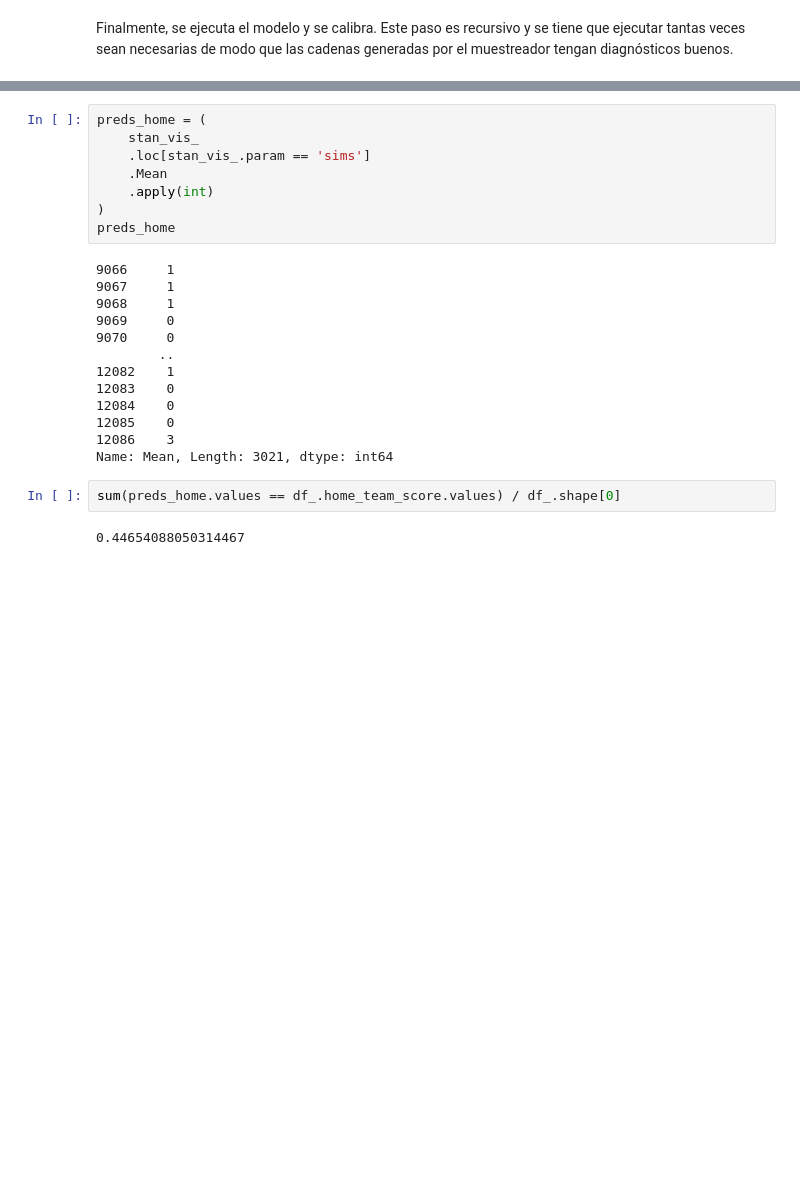
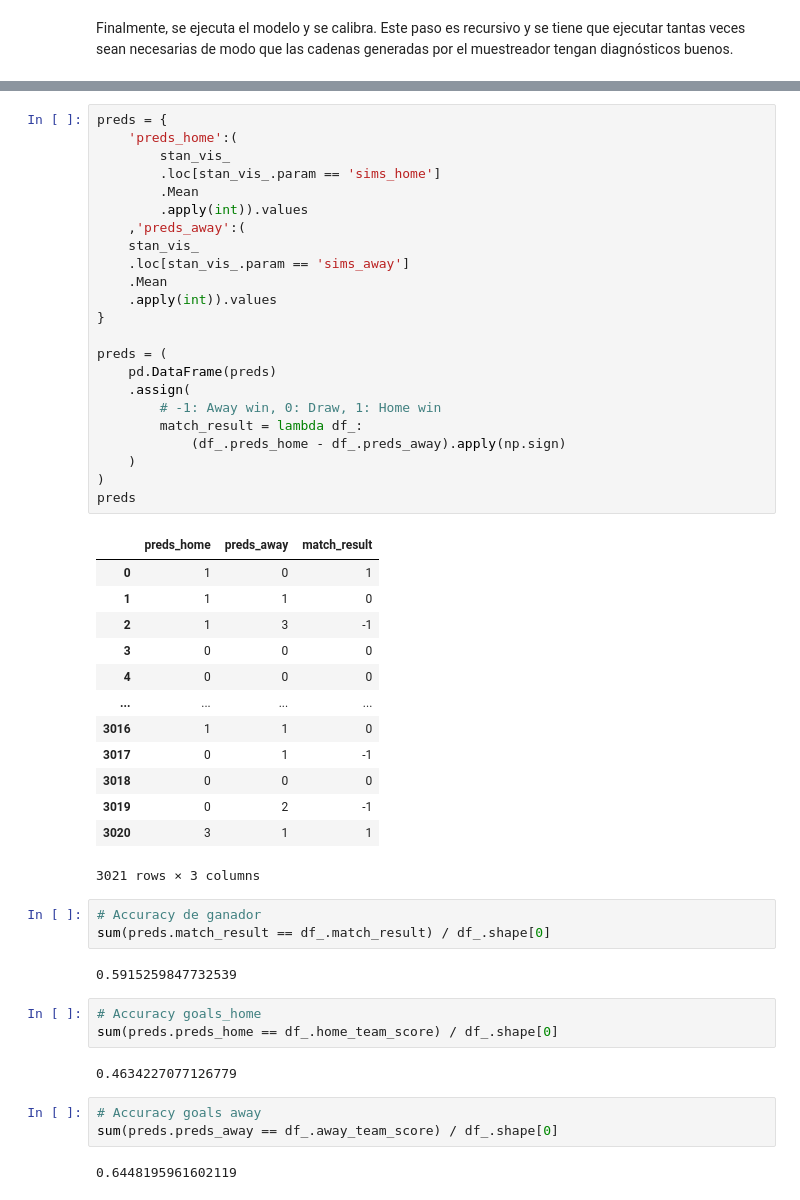
Before and after one commit to CAMM961001/futbol_bayes, a Jupyter notebook: src/analisis_exploratorio.ipynb, the cells around one changed output, grey strips where cells are left out. Cells and saved outputs as stored; diff of their text form; blank space fills up the shorter version.

```diff
--- a/src/analisis_exploratorio.ipynb
+++ b/src/analisis_exploratorio.ipynb
@@ -491,25 +497,52 @@ Germany, Home skill: 0.2844
-# %%
-preds_home = (
-    stan_vis_
-    .loc[stan_vis_.param == 'sims']
-    .Mean
-    .apply(int)
-)
-preds_home
-# %% [output]
-9066     1
-9067     1
-9068     1
-9069     0
-9070     0
-        ..
-12082    1
-12083    0
-12084    0
-12085    0
-12086    3
-Name: Mean, Length: 3021, dtype: int64
+# %%
+preds = {
+    'preds_home':(
+        stan_vis_
+        .loc[stan_vis_.param == 'sims_home']
+        .Mean
+        .apply(int)).values
+    ,'preds_away':(
+    stan_vis_
+    .loc[stan_vis_.param == 'sims_away']
+    .Mean
+    .apply(int)).values
+}
+
+preds = (
+    pd.DataFrame(preds)
+    .assign(
+        # -1: Away win, 0: Draw, 1: Home win
+        match_result = lambda df_:
+            (df_.preds_home - df_.preds_away).apply(np.sign)
+    )
+)
+preds
+# %% [output]
+|  | preds_home | preds_away | match_result |
+| 0 | 1 | 0 | 1 |
+| 1 | 1 | 1 | 0 |
+| 2 | 1 | 3 | -1 |
+| 3 | 0 | 0 | 0 |
+| 4 | 0 | 0 | 0 |
+| ... | ... | ... | ... |
+| 3016 | 1 | 1 | 0 |
+| 3017 | 0 | 1 | -1 |
+| 3018 | 0 | 0 | 0 |
+| 3019 | 0 | 2 | -1 |
+| 3020 | 3 | 1 | 1 |
+3021 rows × 3 columns
+# %%
+# Accuracy de ganador
+sum(preds.match_result == df_.match_result) / df_.shape[0]
+# %% [output]
+0.5915259847732539
 # %%
-sum(preds_home.values == df_.home_team_score.values) / df_.shape[0]
+# Accuracy goals_home
+sum(preds.preds_home == df_.home_team_score) / df_.shape[0]
 # %% [output]
-0.44654088050314467
+0.4634227077126779
+# %%
+# Accuracy goals away
+sum(preds.preds_away == df_.away_team_score) / df_.shape[0]
+# %% [output]
+0.6448195961602119
```
Also changed, not shown: parts of 9 cells of this notebook, 3 other files.
